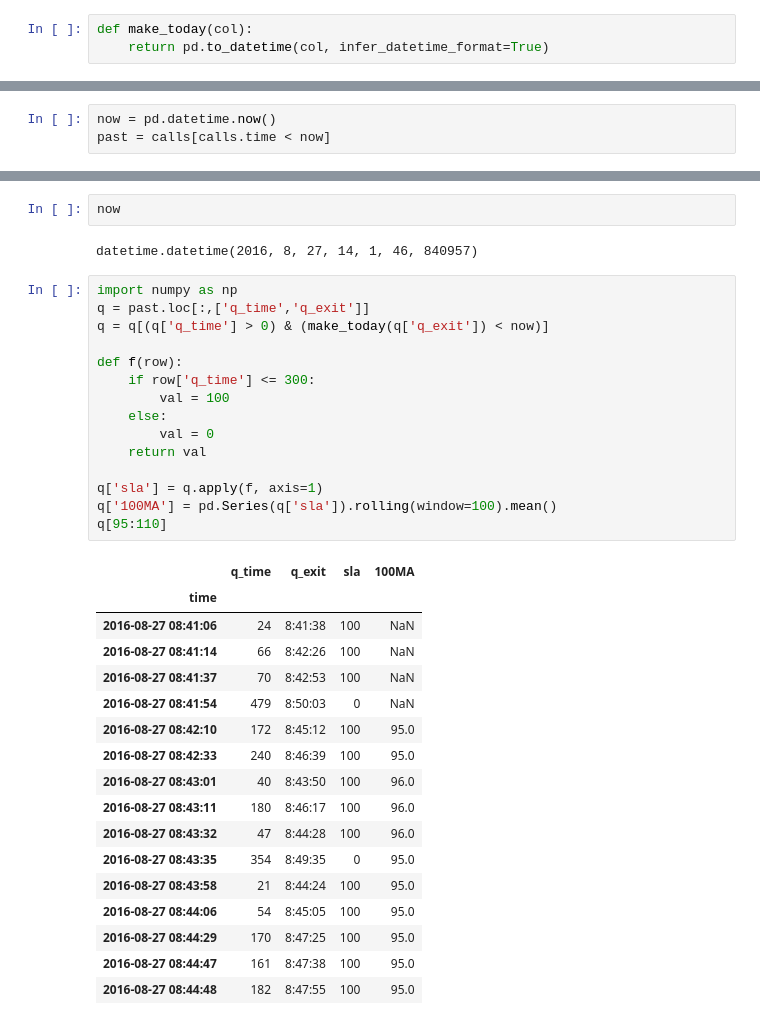
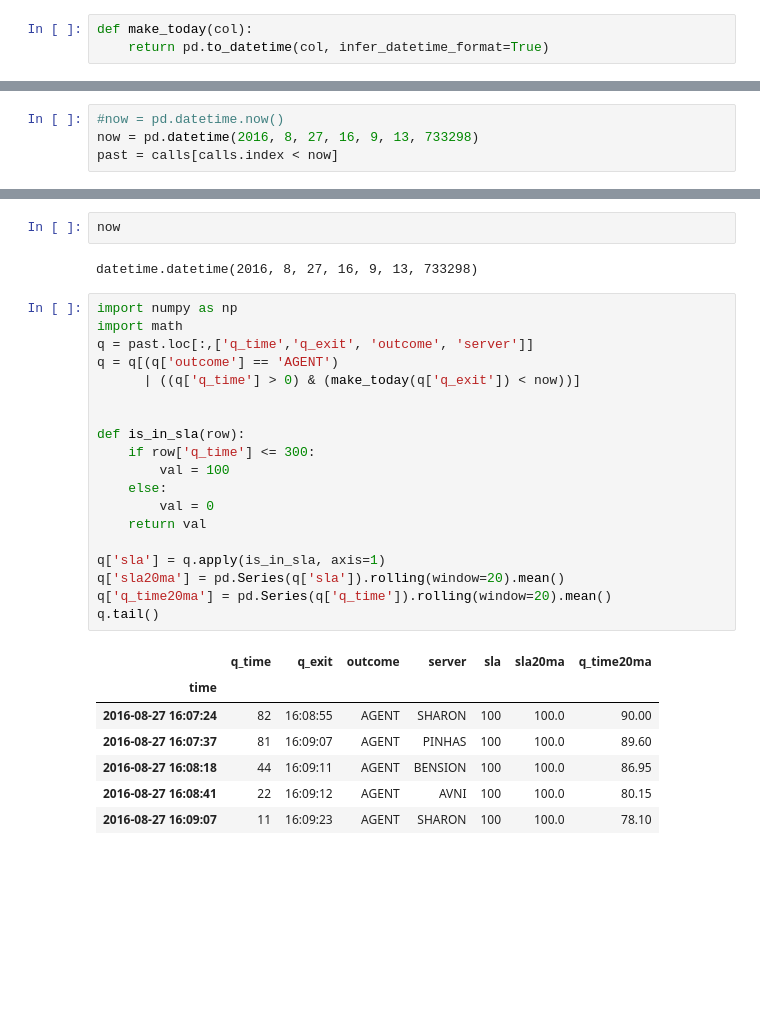
Before and after one commit to barntrosna/bokeh-project, a Jupyter notebook: calls_notebook.ipynb, the cells around one changed output, grey strips where cells are left out. Saved outputs shown, nothing was run; the diff lists cells and outputs as text; blank space fills up the shorter version.

```diff
--- a/calls_notebook.ipynb
+++ b/calls_notebook.ipynb
@@ -42,3 +44,4 @@ calls.tail()
 # %%
-now = pd.datetime.now()
-past = calls[calls.time < now]
+#now = pd.datetime.now()
+now = pd.datetime(2016, 8, 27, 16, 9, 13, 733298)
+past = calls[calls.index < now]
@@ -85,40 +69,34 @@ past.tail(50)
 # %%
 now
 # %% [output]
-datetime.datetime(2016, 8, 27, 14, 1, 46, 840957)
+datetime.datetime(2016, 8, 27, 16, 9, 13, 733298)
 # %%
 import numpy as np
-q = past.loc[:,['q_time','q_exit']]
-q = q[(q['q_time'] > 0) & (make_today(q['q_exit']) < now)]
+import math
+q = past.loc[:,['q_time','q_exit', 'outcome', 'server']]
+q = q[(q['outcome'] == 'AGENT')
+      | ((q['q_time'] > 0) & (make_today(q['q_exit']) < now))]
 
-def f(row):
+
+def is_in_sla(row):
     if row['q_time'] <= 300:
         val = 100
     else:
         val = 0
     return val
 
-q['sla'] = q.apply(f, axis=1)
-q['100MA'] = pd.Series(q['sla']).rolling(window=100).mean()
-q[95:110]
+q['sla'] = q.apply(is_in_sla, axis=1)
+q['sla20ma'] = pd.Series(q['sla']).rolling(window=20).mean()
+q['q_time20ma'] = pd.Series(q['q_time']).rolling(window=20).mean()
+q.tail()
 # %% [output]
-|  | q_time | q_exit | sla | 100MA |
-| time |  |  |  |  |
-| 2016-08-27 08:41:06 | 24 | 8:41:38 | 100 | NaN |
-| 2016-08-27 08:41:14 | 66 | 8:42:26 | 100 | NaN |
-| 2016-08-27 08:41:37 | 70 | 8:42:53 | 100 | NaN |
-| 2016-08-27 08:41:54 | 479 | 8:50:03 | 0 | NaN |
-| 2016-08-27 08:42:10 | 172 | 8:45:12 | 100 | 95.0 |
-| 2016-08-27 08:42:33 | 240 | 8:46:39 | 100 | 95.0 |
-| 2016-08-27 08:43:01 | 40 | 8:43:50 | 100 | 96.0 |
-| 2016-08-27 08:43:11 | 180 | 8:46:17 | 100 | 96.0 |
-| 2016-08-27 08:43:32 | 47 | 8:44:28 | 100 | 96.0 |
-| 2016-08-27 08:43:35 | 354 | 8:49:35 | 0 | 95.0 |
-| 2016-08-27 08:43:58 | 21 | 8:44:24 | 100 | 95.0 |
-| 2016-08-27 08:44:06 | 54 | 8:45:05 | 100 | 95.0 |
-| 2016-08-27 08:44:29 | 170 | 8:47:25 | 100 | 95.0 |
-| 2016-08-27 08:44:47 | 161 | 8:47:38 | 100 | 95.0 |
-| 2016-08-27 08:44:48 | 182 | 8:47:55 | 100 | 95.0 |
+|  | q_time | q_exit | outcome | server | sla | sla20ma | q_time20ma |
+| time |  |  |  |  |  |  |  |
+| 2016-08-27 16:07:24 | 82 | 16:08:55 | AGENT | SHARON | 100 | 100.0 | 90.00 |
+| 2016-08-27 16:07:37 | 81 | 16:09:07 | AGENT | PINHAS | 100 | 100.0 | 89.60 |
+| 2016-08-27 16:08:18 | 44 | 16:09:11 | AGENT | BENSION | 100 | 100.0 | 86.95 |
+| 2016-08-27 16:08:41 | 22 | 16:09:12 | AGENT | AVNI | 100 | 100.0 | 80.15 |
+| 2016-08-27 16:09:07 | 11 | 16:09:23 | AGENT | SHARON | 100 | 100.0 | 78.10 |
 # %%
 total_calls = len(past.index)
 
```
Also changed, not shown: parts of 10 cells of this notebook, 3 other files.
